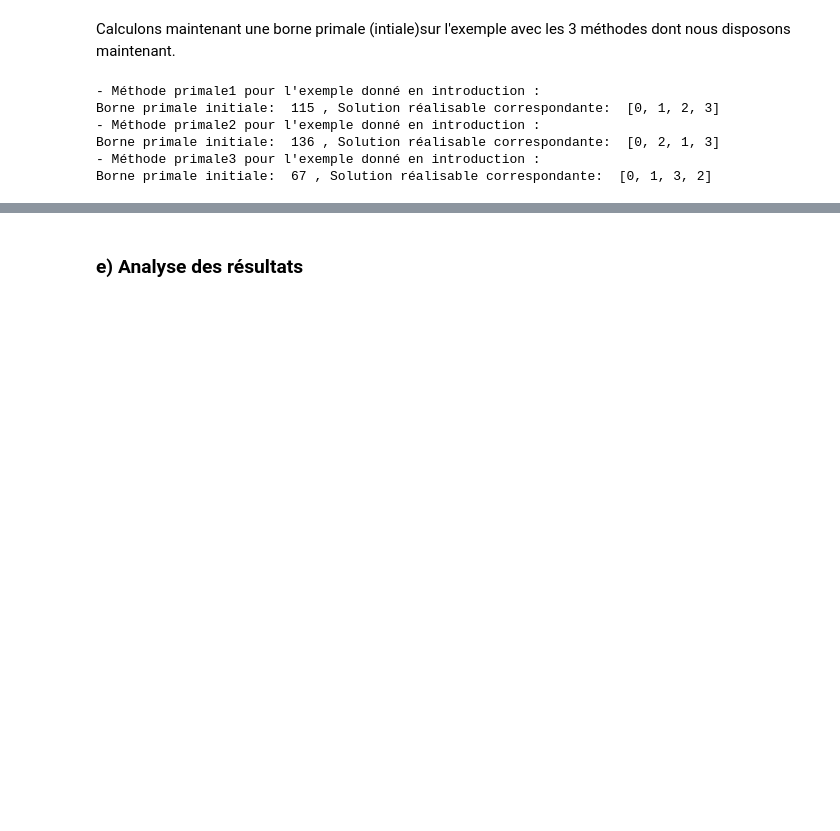
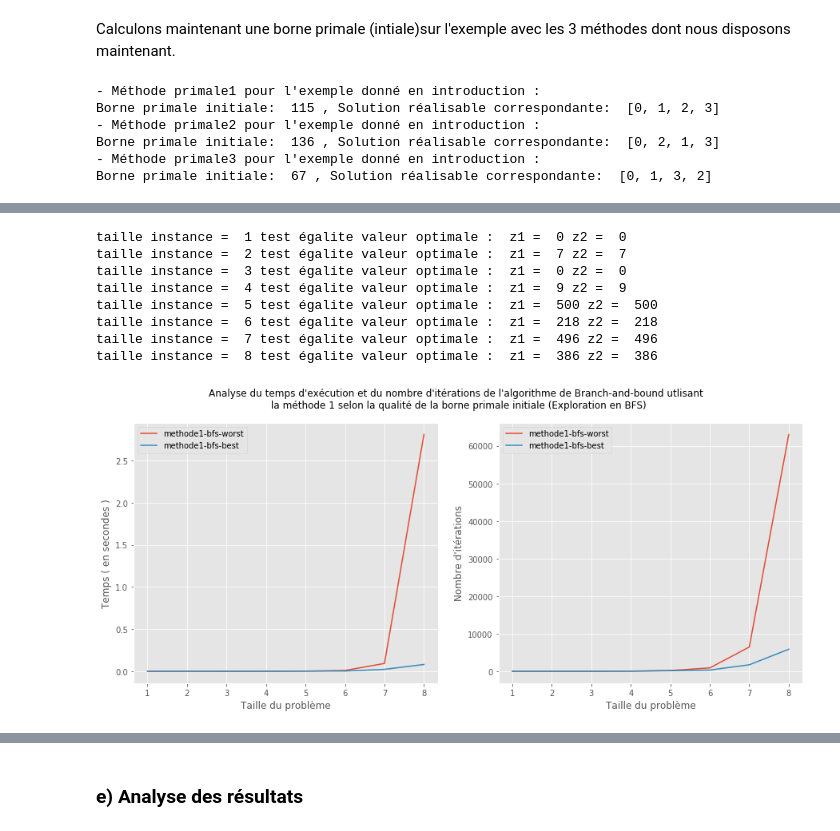
Before and after one commit to AntoineJkl/Operation-Research-Project, a Jupyter notebook: ROProject.ipynb, the cells around one changed output, grey strips where cells are left out. Drawn from its saved outputs; the diff is of its cells as text; code cells hidden in the pictures; blank space fills up the shorter version.

```diff
--- a/ROProject.ipynb
+++ b/ROProject.ipynb
@@ -1062,0 +1065,12 @@ Nous remarqué dans la section précédente que... (ajouter exemple pertinent ??
+# %%
+#Fonction renvoyant la pire borne primale (la plus grande) parmi primale1, primale2 et primale3 pour une instance donnee
+def primale_worst(instance):
+    tuple_primale =(primale1(instance),primale2(instance),primale3(instance))
+    best_primale = max(tuple_primale)
+    return(best_primale[0],best_primale[1])
+
+#Fonction renvoyant la meilleure borne primale (la plus petite) parmi primale1, primale2 et primale3 pour une instance donnee
+def primale_best(instance):
+    tuple_primale =(primale1(instance),primale2(instance),primale3(instance))
+    best_primale = min(tuple_primale)
+    return(best_primale[0],best_primale[1])
@@ -1062,0 +1083,54 @@ Nous remarqué dans la section précédente que... (ajouter exemple pertinent ??
+# %%
+#Avec la méthode 1 (BFS)
+val=[i for i in range(1,9)]
+
+t_m1_bfs_best = [] ; t_m1_bfs_worst = []
+
+
+for n in val:
+    print("taille instance = ",n,"test égalite valeur optimale : ", end="")
+    probleme = Ordonnancement()
+    probleme.problemeAleatoire(n)
+
+    #Méthode 1 avec un parcours en largeur (BFS) pour la "pire" méthode:
+    t1_bb2 = time.time()
+    z1,x1,k1 = branch_and_bound(probleme,primale_worst,borne_duale1,Branchement1,breadth_first_method)
+    print(" z1 = ",z1,end="")
+    t_m1_bfs_worst.append([time.time()-t1_bb2,k1])
+
+    #Méthode 1 avec un parcours en largeur (BFS) pour la "meilleure" méthode:
+    t1_bb2 = time.time()
+    z2,x2,k2 = branch_and_bound(probleme,primale_best,borne_duale1,Branchement1,breadth_first_method)
+    print(" z2 = ",z2,end="")
+    t_m1_bfs_best.append([time.time()-t1_bb2,k2])
+    print("")
+
+#affichage resultats
+plt.figure(figsize=(15,6))
+plt.suptitle("Analyse du temps d'exécution et du nombre d'itérations de l'algorithme de Branch-and-bound utlisant \n la méthode 1 selon la qualité de la borne primale initiale (Exploration en BFS)")
+label=["methode1-bfs-worst","methode1-bfs-best"]
+plt.subplot(121)
+for t,l in zip([t_m1_bfs_worst,t_m1_bfs_best],label):
+    plt.plot(val,[z[0] for z in t],label=l)
+plt.ylabel("Temps ( en secondes )")
+plt.xlabel("Taille du problème")
+plt.legend()
+
+plt.subplot(122)
+for t,l in zip([t_m1_bfs_worst,t_m1_bfs_best],label):
+    plt.plot(val,[z[1] for z in t],label=l)
+plt.ylabel("Nombre d'itérations")
+plt.xlabel("Taille du problème")
+plt.legend()
+
+plt.show()
+# %% [output]
+taille instance =  1 test égalite valeur optimale :  z1 =  0 z2 =  0
+taille instance =  2 test égalite valeur optimale :  z1 =  7 z2 =  7
+taille instance =  3 test égalite valeur optimale :  z1 =  0 z2 =  0
+taille instance =  4 test égalite valeur optimale :  z1 =  9 z2 =  9
+taille instance =  5 test égalite valeur optimale :  z1 =  500 z2 =  500
+taille instance =  6 test égalite valeur optimale :  z1 =  218 z2 =  218
+taille instance =  7 test égalite valeur optimale :  z1 =  496 z2 =  496
+taille instance =  8 test égalite valeur optimale :  z1 =  386 z2 =  386
+[figure, added]
```
Also changed, not shown: parts of 24 cells of this notebook.
